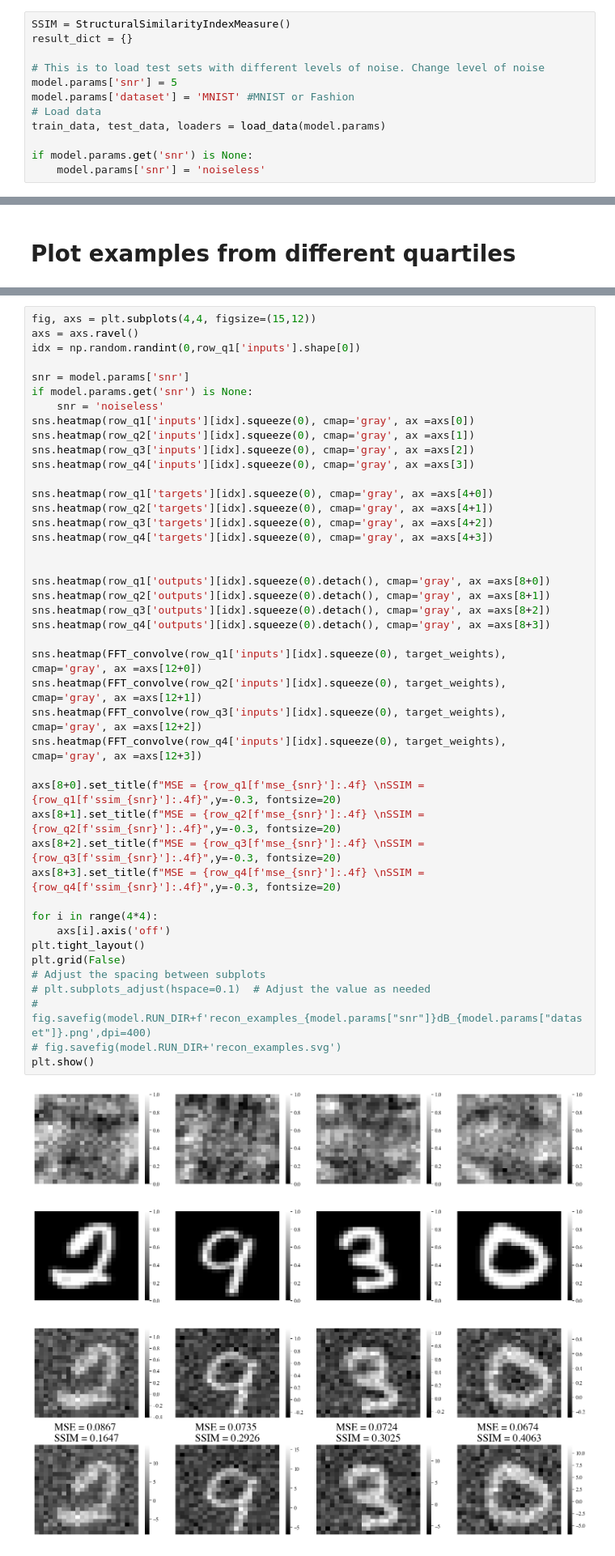
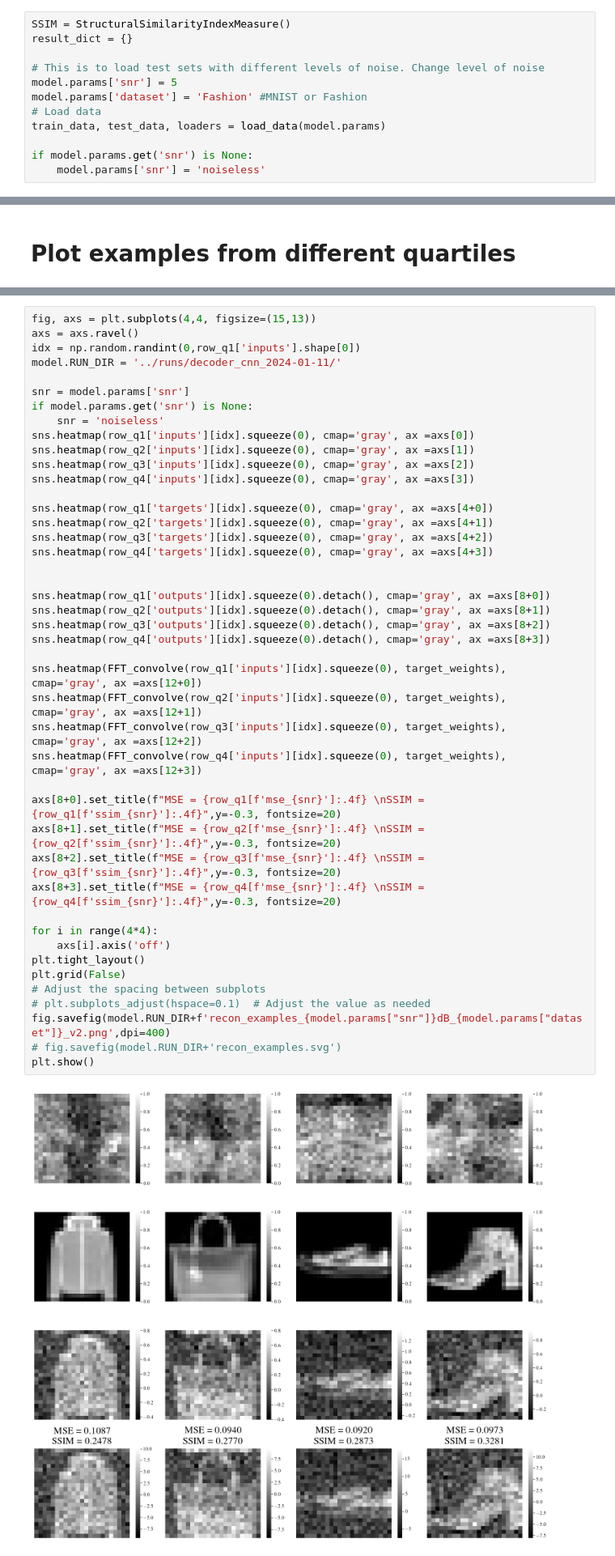
Before and after one commit to jornelasmunoz/UCM_Undergraduate_Research, a Jupyter notebook: jornelasmunoz/notebooks/evaluation_learn_decoder.ipynb, the cells around one changed output, grey strips where cells are left out. Shown at 81% size. Saved outputs shown, nothing was run; the diff lists cells and outputs as text.

Commit message:
New figures for paper

```diff
--- a/jornelasmunoz/notebooks/evaluation_learn_decoder.ipynb
+++ b/jornelasmunoz/notebooks/evaluation_learn_decoder.ipynb
@@ -153,7 +153,7 @@ result_dict = {}
 
 # This is to load test sets with different levels of noise. Change level of noise
 model.params['snr'] = 5
-model.params['dataset'] = 'MNIST' #MNIST or Fashion
+model.params['dataset'] = 'Fashion' #MNIST or Fashion
 # Load data
 train_data, test_data, loaders = load_data(model.params)
 
@@ -249,9 +249,10 @@ row_q4 = df[df[f'ssim_{model.params["snr"]}'] > q3].sort_values(by=f'ssim_{model
 # print("\nRow from Quartile 4:")
 # print(row_q4)
 # %%
-fig, axs = plt.subplots(4,4, figsize=(15,12))
+fig, axs = plt.subplots(4,4, figsize=(15,13))
 axs = axs.ravel()
 idx = np.random.randint(0,row_q1['inputs'].shape[0])
+model.RUN_DIR = '../runs/decoder_cnn_2024-01-11/'
 
 snr = model.params['snr']
 if model.params.get('snr') is None:
@@ -264,35 +265,35 @@ sns.heatmap(row_q4['inputs'][idx].squeeze(0), cmap='gray', ax =axs[3])
 sns.heatmap(row_q1['targets'][idx].squeeze(0), cmap='gray', ax =axs[4+0])
 sns.heatmap(row_q2['targets'][idx].squeeze(0), cmap='gray', ax =axs[4+1])
 sns.heatmap(row_q3['targets'][idx].squeeze(0), cmap='gray', ax =axs[4+2])
 sns.heatmap(row_q4['targets'][idx].squeeze(0), cmap='gray', ax =axs[4+3])
 
 
 sns.heatmap(row_q1['outputs'][idx].squeeze(0).detach(), cmap='gray', ax =axs[8+0])
 sns.heatmap(row_q2['outputs'][idx].squeeze(0).detach(), cmap='gray', ax =axs[8+1])
 sns.heatmap(row_q3['outputs'][idx].squeeze(0).detach(), cmap='gray', ax =axs[8+2])
 sns.heatmap(row_q4['outputs'][idx].squeeze(0).detach(), cmap='gray', ax =axs[8+3])
 
 sns.heatmap(FFT_convolve(row_q1['inputs'][idx].squeeze(0), target_weights), cmap='gray', ax =axs[12+0])
 sns.heatmap(FFT_convolve(row_q2['inputs'][idx].squeeze(0), target_weights), cmap='gray', ax =axs[12+1])
 sns.heatmap(FFT_convolve(row_q3['inputs'][idx].squeeze(0), target_weights), cmap='gray', ax =axs[12+2])
 sns.heatmap(FFT_convolve(row_q4['inputs'][idx].squeeze(0), target_weights), cmap='gray', ax =axs[12+3])
 
 axs[8+0].set_title(f"MSE = {row_q1[f'mse_{snr}']:.4f} \nSSIM = {row_q1[f'ssim_{snr}']:.4f}",y=-0.3, fontsize=20)
 axs[8+1].set_title(f"MSE = {row_q2[f'mse_{snr}']:.4f} \nSSIM = {row_q2[f'ssim_{snr}']:.4f}",y=-0.3, fontsize=20)
 axs[8+2].set_title(f"MSE = {row_q3[f'mse_{snr}']:.4f} \nSSIM = {row_q3[f'ssim_{snr}']:.4f}",y=-0.3, fontsize=20)
 axs[8+3].set_title(f"MSE = {row_q4[f'mse_{snr}']:.4f} \nSSIM = {row_q4[f'ssim_{snr}']:.4f}",y=-0.3, fontsize=20)
 
 for i in range(4*4):
     axs[i].axis('off')
 plt.tight_layout()
 plt.grid(False)
 # Adjust the spacing between subplots
 # plt.subplots_adjust(hspace=0.1)  # Adjust the value as needed
-# fig.savefig(model.RUN_DIR+f'recon_examples_{model.params["snr"]}dB_{model.params["dataset"]}.png',dpi=400)
+fig.savefig(model.RUN_DIR+f'recon_examples_{model.params["snr"]}dB_{model.params["dataset"]}_v2.png',dpi=400)
 # fig.savefig(model.RUN_DIR+'recon_examples.svg')
 plt.show()
 # %% [output]
-[figure, old version]
+[figure, new version]
 # %% [markdown]
 # Plot results
 # %%
```
Also changed, not shown: parts of 4 cells of this notebook, 7 other files.
